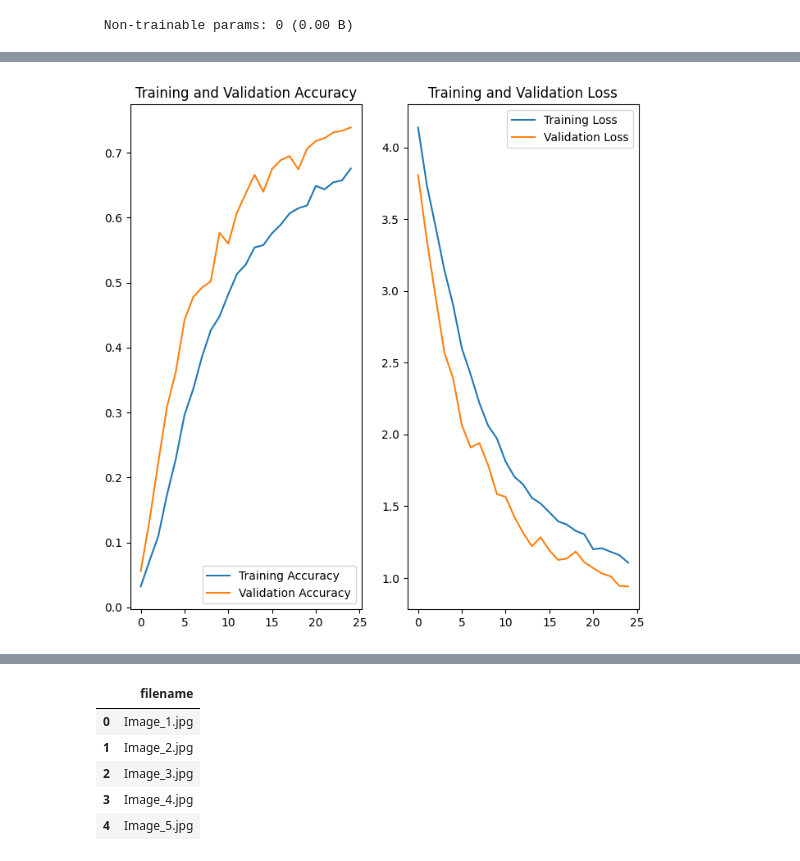
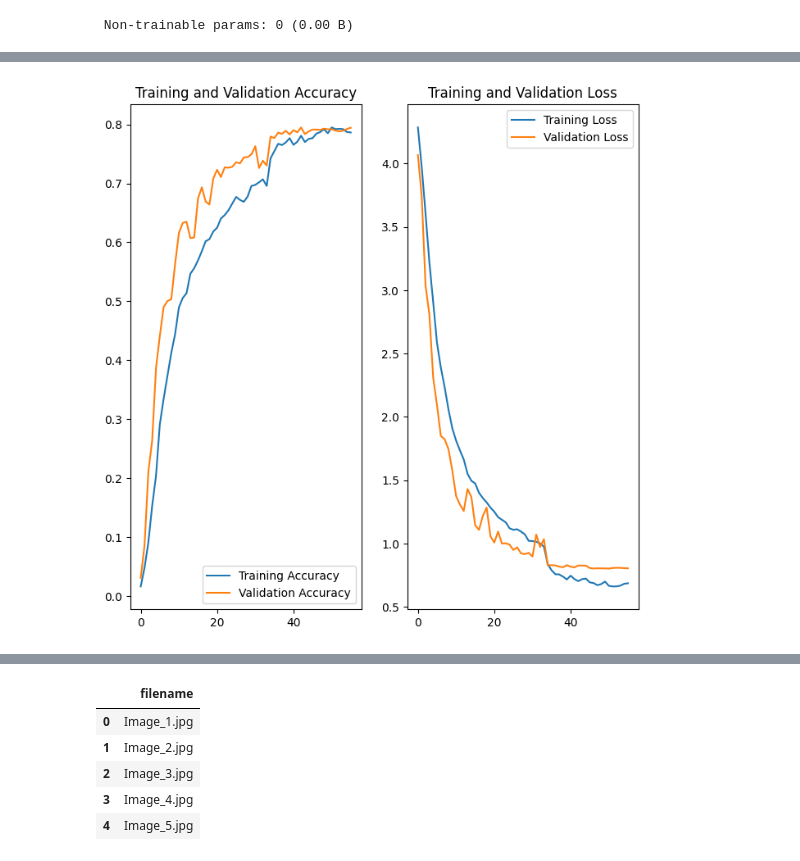
Before and after one commit to amrkld/Butterfly_Classification_ComputerVision_Kaggle, a Jupyter notebook: butterflies classification model.ipynb, the cells around one changed output, grey strips where cells are left out. Saved outputs shown, nothing was run; the diff lists cells and outputs as text; code cells hidden in the pictures.

Commit message:
Updating the number of epochs, Saved the model, and adding early_stopping

```diff
--- a/butterflies classification model.ipynb
+++ b/butterflies classification model.ipynb
@@ -216,10 +215,16 @@ Model: "sequential"
  Total params: 5,588,235 (21.32 MB)
  Trainable params: 5,588,235 (21.32 MB)
  Non-trainable params: 0 (0.00 B)
+# %%
+from tensorflow.keras.callbacks import EarlyStopping, ReduceLROnPlateau
+
+early_stopping = EarlyStopping(monitor='val_loss', patience=5, restore_best_weights=True)
+reduce_lr = ReduceLROnPlateau(monitor='val_loss', factor=0.1, patience=3, min_lr=0.00001)
 # %%
 history = cnn_model.fit(
     train_set,
-    epochs=25,
-    validation_data=validation_set
+    epochs=50,
+    validation_data=validation_set,
+    callbacks=[early_stopping, reduce_lr]
 )
 # %% [output]
@@ -243,0 +249,8 @@ Epoch 25/25
+# %%
+history_additional = cnn_model.fit(
+    train_set,
+    initial_epoch=50,
+    epochs=70,
+    validation_data=validation_set,
+    callbacks=[early_stopping, reduce_lr]
+)
@@ -244,26 +270,32 @@ Epoch 25/25
+# %%
+# Assuming history and history_additional are your initial and additional training histories
+
+history_combined = {}
+for key in history.history.keys():
+    history_combined[key] = history.history[key] + history_additional.history[key]
 # %%
 def plot_training_history(history):
-    acc = history.history['accuracy']
-    val_acc = history.history['val_accuracy']
-    loss = history.history['loss']
-    val_loss = history.history['val_loss']
+    acc = history['accuracy']
+    val_acc = history['val_accuracy']
+    loss = history['loss']
+    val_loss = history['val_loss']
 
     epochs_range = range(len(acc))
 
     plt.figure(figsize=(8, 8))
     plt.subplot(1, 2, 1)
     plt.plot(epochs_range, acc, label='Training Accuracy')
     plt.plot(epochs_range, val_acc, label='Validation Accuracy')
     plt.legend(loc='lower right')
     plt.title('Training and Validation Accuracy')
 
     plt.subplot(1, 2, 2)
     plt.plot(epochs_range, loss, label='Training Loss')
     plt.plot(epochs_range, val_loss, label='Validation Loss')
     plt.legend(loc='upper right')
     plt.title('Training and Validation Loss')
     plt.show()
 
-plot_training_history(history)
+plot_training_history(history_combined)
 # %% [output]
-[figure, old version]
+[figure, new version]
```
Also changed, not shown: parts of 13 cells of this notebook, 1 other file.
